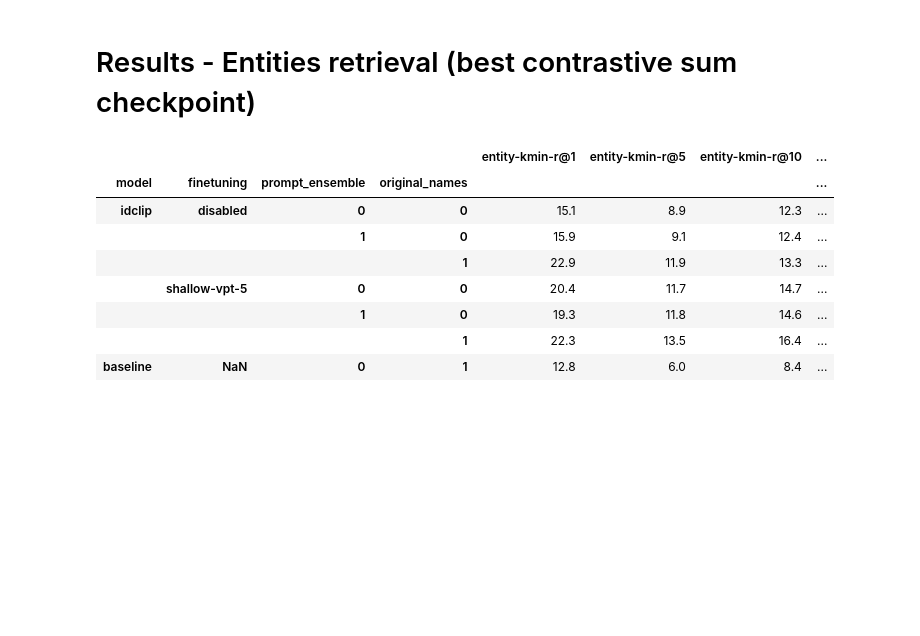
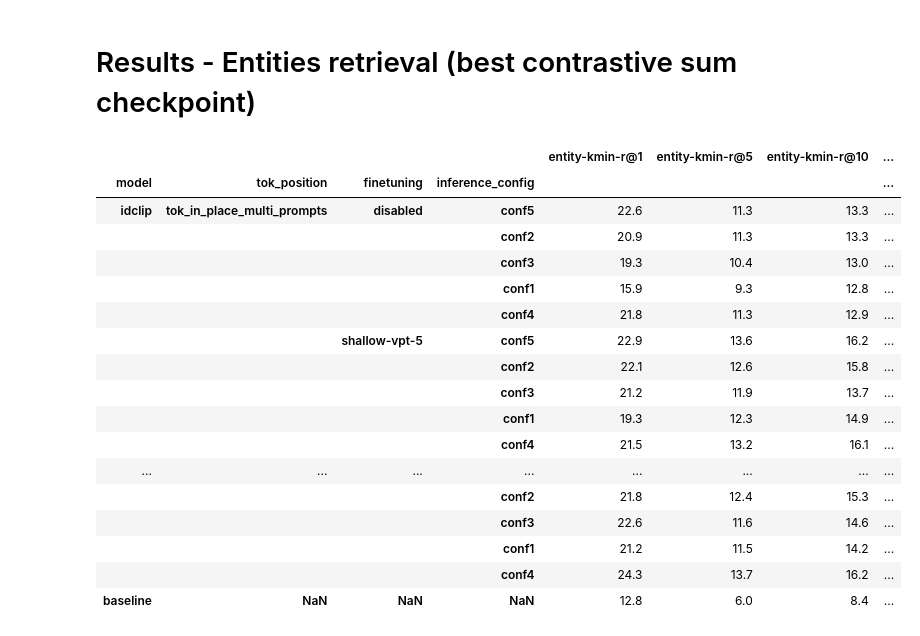
Before and after one commit to mesnico/IdCLIP, a Jupyter notebook: show.ipynb, the cells around one changed output. Saved outputs shown, nothing was run; the diff lists cells and outputs as text; code cells hidden in the pictures; blank space fills up the shorter version.

```diff
--- a/show.ipynb
+++ b/show.ipynb
@@ -28,9 +28,8 @@ def collect_one(run, csv_folder, test_config='general'):
         df = pd.read_csv(yamlf)
         # keep only the last line. This is because until this commit, we were appending the logs and not overriding them, so the last line is the one we want
         df = df.tail(1)
-        df['prompt_ensemble'] = 1 if 'prompt_ensemble' in test_config_name else 0
-        df['original_names'] = 1 if 'original_names' in test_config_name else 0
         df['tok_position_inference'] = 'beginning' if 'tok_beginning' in test_config_name else 'in_place' if 'tok_in_place' in test_config_name else None
+        df['inference_config'] = test_config_name.split('_')[-1] if 'conf' in test_config_name else None
         if run.name == 'baseline':
             df['model'] = 'clip_original'
         data.append(df)
@@ -82,8 +81,8 @@ def summarize_metrics(
         model=None,
         translator=None,
         tok_position=None,
-        tok_position_inference=None,
         training_setup=None,
+        inference_config=None,
         loss=None,
         learning_rate=None,
         finetuning=None,
@@ -98,7 +97,7 @@ def summarize_metrics(
     # In the future, we would have to average among different splits
     # metrics.drop(columns="split_seed", inplace=True)
 
-    id_vars = ['data', 'model', 'translator', 'tok_position', 'training-setup', 'loss', 'lr', 'finetuning', 'prompt_ensemble', 'original_names', 'tok_position_inference']
+    id_vars = ['data', 'model', 'translator', 'tok_position', 'training-setup', 'loss', 'lr', 'finetuning', 'inference_config']
 
     if translator is not None:
         metrics = metrics[metrics['translator'].isin(learning_rate)]
@@ -135,11 +134,11 @@ def summarize_metrics(
         if len(loss) == 1:
             metrics.drop(columns="loss", inplace=True)
             id_vars.remove('loss')
-    if tok_position_inference is not None:
-        metrics = metrics[metrics['tok_position_inference'].isin(tok_position_inference)]
-        if len(tok_position_inference) == 1:
-            metrics.drop(columns="tok_position_inference", inplace=True)
-            id_vars.remove('tok_position_inference')
+    if inference_config is not None:
+        metrics = metrics[metrics['inference_config'].isin(inference_config)]
+        if len(inference_config) == 1:
+            metrics.drop(columns="inference_config", inplace=True)
+            id_vars.remove('inference_config')
 
     if drop_i2t:
         # remove columns containing i2t in the name of the second level of the multiindex
@@ -244,48 +250,57 @@ ROOT = "runs"
 
 metrics = collect_all(ROOT, 'best-contrastive-sum', test_config='entities')
 metrics_baselines = collect_all(ROOT, 'original_checkpoint', test_config='entities')    # baseline model
+metrics_concat = pd.concat([metrics, metrics_baselines], axis=0, join='outer')
 
-metrics_concat = pd.concat([metrics, metrics_baselines], axis=0, join='outer')
 metrics = summarize_metrics(
     metrics_concat,
     training_setup=["with_entities", np.nan],
     finetuning=["disabled", "shallow-vpt-5", np.nan],
-    tok_position=["tok_in_place_multi_prompts", np.nan],
-    tok_position_inference=["in_place", None]
+    # tok_position=["tok_in_place_multi_prompts", np.nan],
+    # tok_position_inference=["in_place", None]
     )
 
 # remove all columns containing "entity-r"
 metrics = metrics.loc[:, ~metrics.columns.str.contains('entity-r')]
 metrics.drop(columns="entities_sum", inplace=True)
 
 # remove data, translator, tok_position, training-setup, loss, lr, tok_position_inference from the multi index
-metrics.index = metrics.index.droplevel(['data', 'translator', 'tok_position', 'training-setup', 'loss', 'lr', 'tok_position_inference'])
+metrics.index = metrics.index.droplevel(['data', 'translator', 'training-setup', 'loss', 'lr'])
 
 # reorder columns to t2i-r@1 t2i-r@5 t2i-r@10 t2i-r@50 contrastive_t2i_sum
 metrics = metrics[["entity-kmin-r@1", "entity-kmin-r@5", "entity-kmin-r@10", "entity-kmin-r@50", "entities_kmin_sum", "mAP"]]
 
 # transform in percentage
 metrics = metrics * 100
 
 metrics
 
 # latex = render_to_latex(
 #     metrics,
 #     caption="Entities Retrieval",
 #     clines="skip-last;data",
 #     hrules=True,
 #     column_format="llllcccccc",
 #     convert_css=True
 # )
 
 # print(latex)
 # %% [output]
 |  |  |  |  | entity-kmin-r@1 | entity-kmin-r@5 | entity-kmin-r@10 | ... |
-| model | finetuning | prompt_ensemble | original_names |  |  |  | ... |
-| idclip | disabled | 0 | 0 | 15.1 | 8.9 | 12.3 | ... |
-|  |  | 1 | 0 | 15.9 | 9.1 | 12.4 | ... |
-|  |  |  | 1 | 22.9 | 11.9 | 13.3 | ... |
-|  | shallow-vpt-5 | 0 | 0 | 20.4 | 11.7 | 14.7 | ... |
-|  |  | 1 | 0 | 19.3 | 11.8 | 14.6 | ... |
-|  |  |  | 1 | 22.3 | 13.5 | 16.4 | ... |
-| baseline | NaN | 0 | 1 | 12.8 | 6.0 | 8.4 | ... |
+| model | tok_position | finetuning | inference_config |  |  |  | ... |
+| idclip | tok_in_place_multi_prompts | disabled | conf5 | 22.6 | 11.3 | 13.3 | ... |
+|  |  |  | conf2 | 20.9 | 11.3 | 13.3 | ... |
+|  |  |  | conf3 | 19.3 | 10.4 | 13.0 | ... |
+|  |  |  | conf1 | 15.9 | 9.3 | 12.8 | ... |
+|  |  |  | conf4 | 21.8 | 11.3 | 12.9 | ... |
+|  |  | shallow-vpt-5 | conf5 | 22.9 | 13.6 | 16.2 | ... |
+|  |  |  | conf2 | 22.1 | 12.6 | 15.8 | ... |
+|  |  |  | conf3 | 21.2 | 11.9 | 13.7 | ... |
+|  |  |  | conf1 | 19.3 | 12.3 | 14.9 | ... |
+|  |  |  | conf4 | 21.5 | 13.2 | 16.1 | ... |
+| ... | ... | ... | ... | ... | ... | ... | ... |
+|  |  |  | conf2 | 21.8 | 12.4 | 15.3 | ... |
+|  |  |  | conf3 | 22.6 | 11.6 | 14.6 | ... |
+|  |  |  | conf1 | 21.2 | 11.5 | 14.2 | ... |
+|  |  |  | conf4 | 24.3 | 13.7 | 16.2 | ... |
+| baseline | NaN | NaN | NaN | 12.8 | 6.0 | 8.4 | ... |
```
Also changed, not shown: parts of 5 cells of this notebook, 23 other files.
